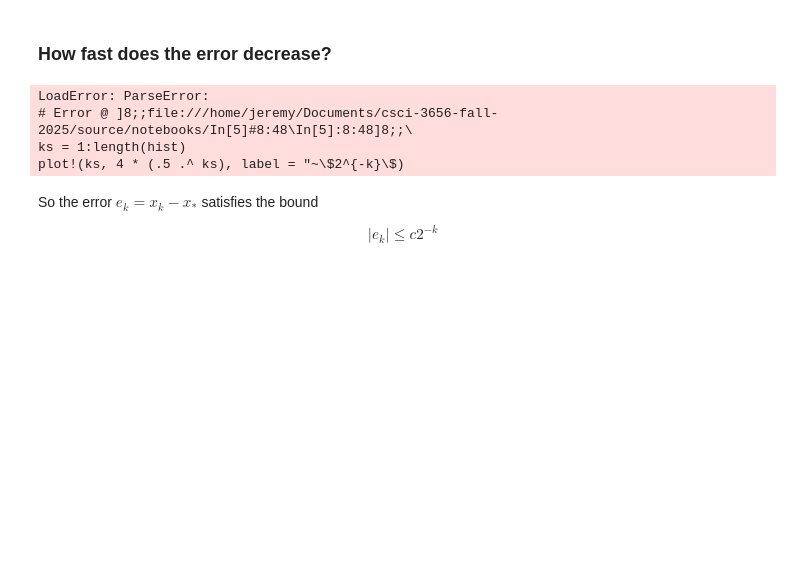
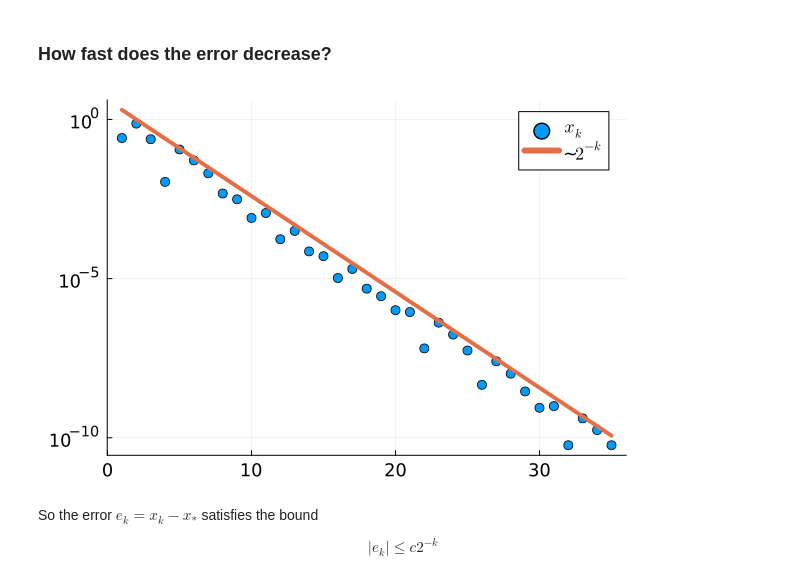
Before and after one commit to jeremylt/csci-3656-fall-2025, a Jupyter notebook: source/notebooks/2025-09-05-Convergence-Classes.ipynb, the cells around one changed output. Drawn from its saved outputs; the diff is of its cells as text; code cells hidden in the pictures; blank space fills up the shorter version.

```diff
--- a/source/notebooks/2025-09-05-Convergence-Classes.ipynb
+++ b/source/notebooks/2025-09-05-Convergence-Classes.ipynb
@@ -86,17 +88,14 @@ length(bisect_iter(f, -1, 3, 1e-20))
 # %%
 hist = bisect_iter(f, -1, 3, 1e-10)
 r = hist[end] # What are we trusting?
 
 hist = hist[1:end-1]
-scatter( abs.(hist .- r), yscale=:log10, label="\$x_k\$")
+scatter(abs.(hist .- r), yscale=:log10, label="\$x_k\$")
 
 ks = 1:length(hist)
-plot!(ks, 4 * (.5 .^ ks), label = "~\$2^{-k}\$)
+plot!(ks, 4 * (.5 .^ ks), label = "~\$2^{-k}\$")
 # %% [output]
-LoadError: ParseError:
-# Error @ ]8;;file:///home/jeremy/Documents/csci-3656-fall-2025/source/notebooks/In[5]#8:48\In[5]:8:48]8;;\
-ks = 1:length(hist)
-plot!(ks, 4 * (.5 .^ ks), label = "~\$2^{-k}\$)
+[figure, added]
 # %% [markdown]
 So the error $e_k = x_k - x_*$ satisfies the bound
 
```
Also changed, not shown: parts of 6 cells of this notebook, 3 other files.
